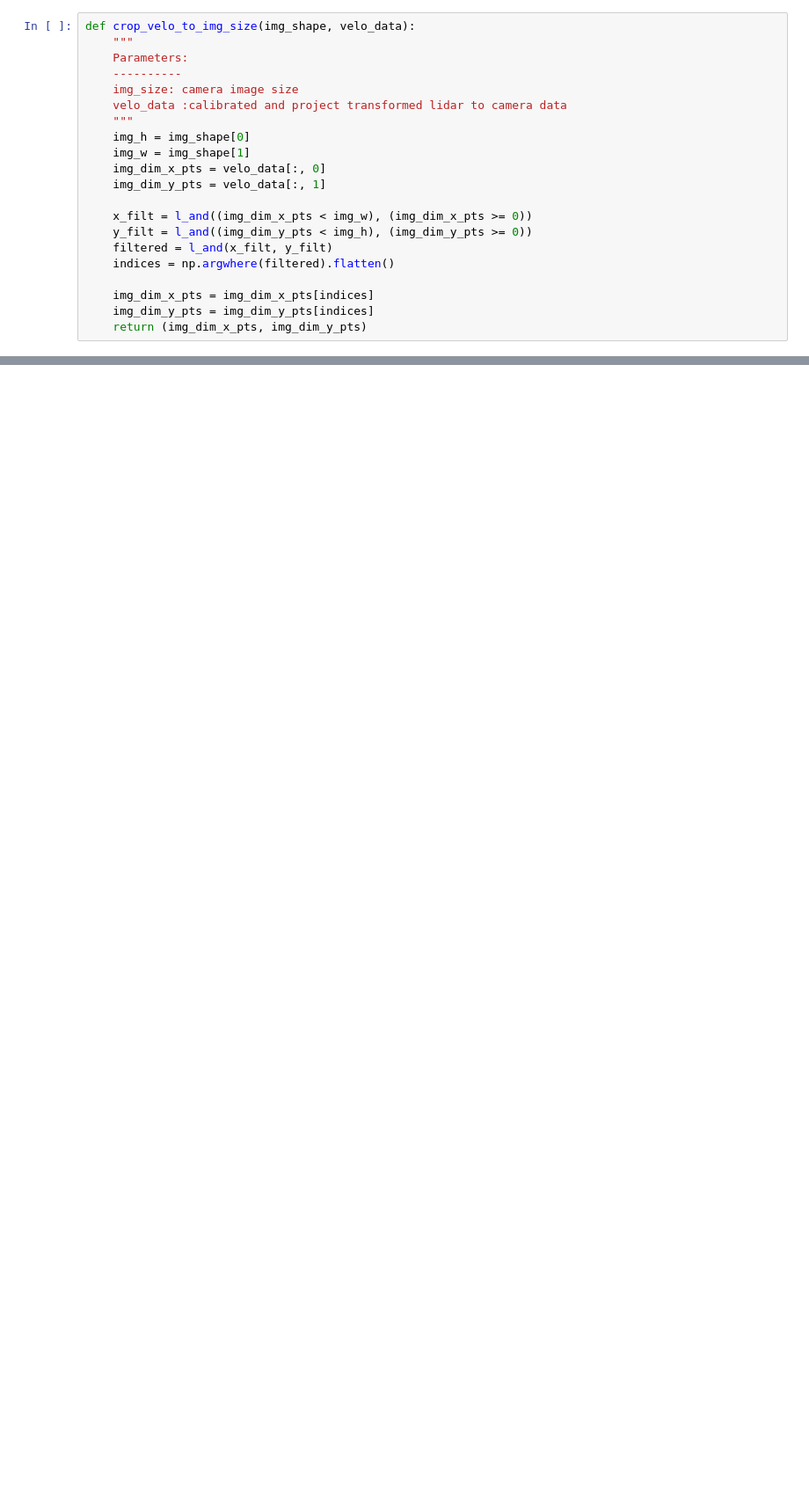
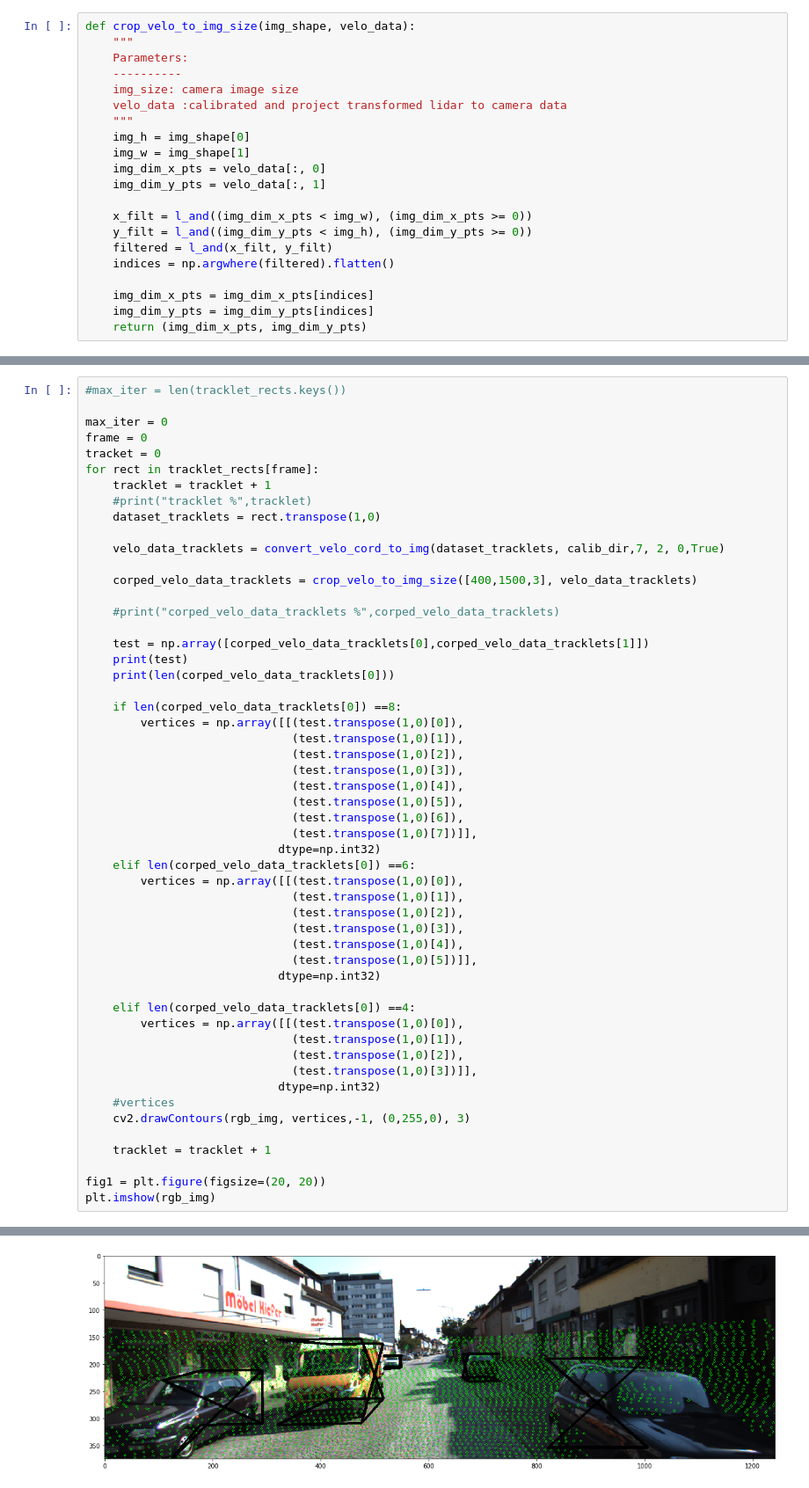
Before and after one commit to david-woo-instacart/self-driving-cars, a Jupyter notebook: plane-segmentation/Plane-segmentation.ipynb, the cells around one changed output, grey strips where cells are left out. Shown at 88% size. Saved outputs shown, nothing was run; the diff lists cells and outputs as text; blank space fills up the shorter version.

```diff
--- a/plane-segmentation/Plane-segmentation.ipynb
+++ b/plane-segmentation/Plane-segmentation.ipynb
@@ -518,0 +572,54 @@ plt.imshow(rgb_img)
+# %%
+#max_iter = len(tracklet_rects.keys())
+
+max_iter = 0
+frame = 0
+tracket = 0
+for rect in tracklet_rects[frame]:
+    tracklet = tracklet + 1
+    #print("tracklet %",tracklet)
+    dataset_tracklets = rect.transpose(1,0)
+
+    velo_data_tracklets = convert_velo_cord_to_img(dataset_tracklets, calib_dir,7, 2, 0,True)
+
+    corped_velo_data_tracklets = crop_velo_to_img_size([400,1500,3], velo_data_tracklets)
+
+    #print("corped_velo_data_tracklets %",corped_velo_data_tracklets)
+
+    test = np.array([corped_velo_data_tracklets[0],corped_velo_data_tracklets[1]])
+    print(test)
+    print(len(corped_velo_data_tracklets[0]))
+
+    if len(corped_velo_data_tracklets[0]) ==8:
+        vertices = np.array([[(test.transpose(1,0)[0]),
+                              (test.transpose(1,0)[1]),
+                              (test.transpose(1,0)[2]),
+                              (test.transpose(1,0)[3]),
+                              (test.transpose(1,0)[4]),
+                              (test.transpose(1,0)[5]),
+                              (test.transpose(1,0)[6]),
+                              (test.transpose(1,0)[7])]],
+                            dtype=np.int32)
+    elif len(corped_velo_data_tracklets[0]) ==6:
+        vertices = np.array([[(test.transpose(1,0)[0]),
+                              (test.transpose(1,0)[1]),
+                              (test.transpose(1,0)[2]),
+                              (test.transpose(1,0)[3]),
+                              (test.transpose(1,0)[4]),
+                              (test.transpose(1,0)[5])]],
+                            dtype=np.int32)
+
+    elif len(corped_velo_data_tracklets[0]) ==4:
+        vertices = np.array([[(test.transpose(1,0)[0]),
+                              (test.transpose(1,0)[1]),
+                              (test.transpose(1,0)[2]),
+                              (test.transpose(1,0)[3])]],
+                            dtype=np.int32)
+    #vertices
+    cv2.drawContours(rgb_img, vertices,-1, (0,255,0), 3)
+
+    tracklet = tracklet + 1
+
+fig1 = plt.figure(figsize=(20, 20))
+plt.imshow(rgb_img)
+# %% [output]
@@ -519,3 +644,4 @@ plt.imshow(rgb_img)
+[figure, added]
 # %%
 tracklet_rects[0][0]#[0].shape
 
```
Also changed, not shown: parts of 22 cells of this notebook, 1 other file.
